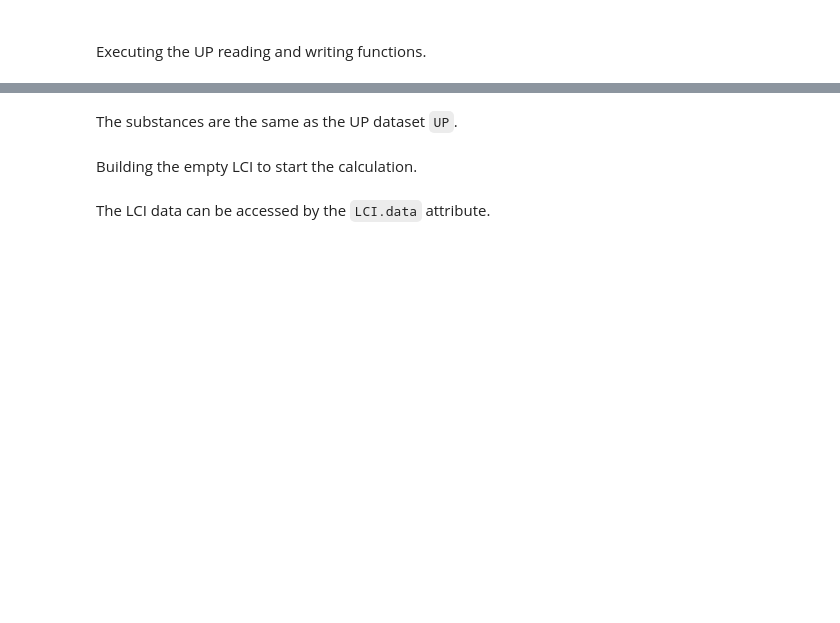
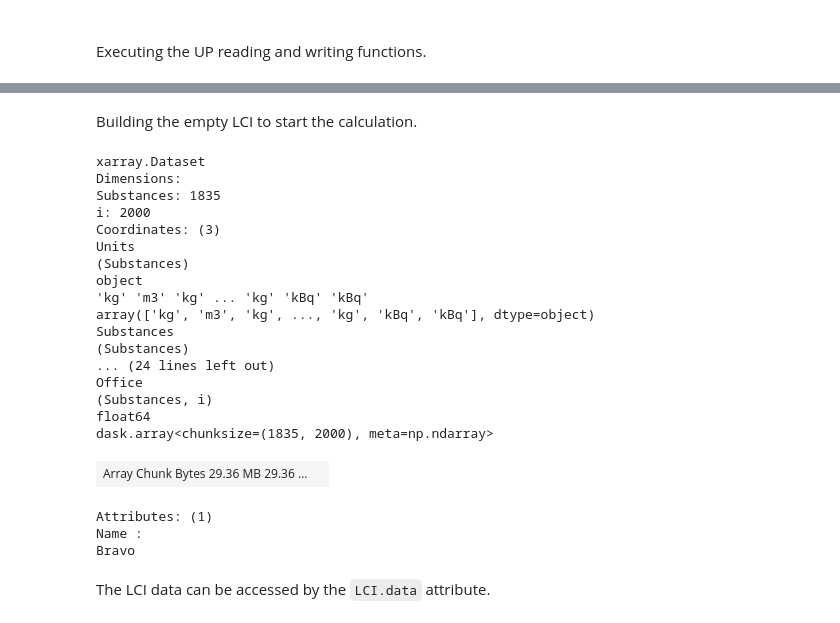
Before and after one commit to gparolin/AEco, a Jupyter notebook: Scripts/calc.ipynb, the cells around one changed output, grey strips where cells are left out. Cells and saved outputs as stored; diff of their text form; code cells hidden in the pictures; blank space fills up the shorter version.

```diff
--- a/Scripts/calc.ipynb
+++ b/Scripts/calc.ipynb
@@ -9,27 +9,17 @@ This code is part of the Master's Thesis "A Life Cycle Approach for Aircraft Eco
 # %% [markdown]
 ``Please enter the following information:``
 # %%
+import os
+os.chdir("C:/Users/Parolin/Documents/AEco")
+
 aircraft_type = 'cargo'  #pax or cargo
 
-input_path = '.\\Data\\mistral_inputs.xlsx'
-input_sheet = 'Echo'
-output_path = '.\\Outputs\\'+ input_sheet + '_outputs'
-database_path = '.\\Data\\database_mistral.xlsx'
+input_path = './Data/mistral_inputs.xlsx'
+input_sheet = 'Bravo'
+output_path = './Outputs/'+ input_sheet + '_outputs'
+database_path = './Data/database_mistral.xlsx'
 
-iterations = 10000
-chunks = 1000  #'auto' or more than 500
+iterations = 2000
+chunks = 'auto'  #'auto' or more than 500
-# %%
-import os
-os.chdir("C:/Users/Parolin/Documents/AEco")
-
-aircraft_type = 'cargo'  #pax or cargo
-
-input_path = './Data/mistral_inputs.xlsx'
-input_sheet = 'Bravo'
-output_path = './Outputs/'+ input_sheet + '_outputs'
-database_path = './Data/database_mistral.xlsx'
-
-iterations = 10000
-chunks = 1000  #'auto' or more than 500
 # %%
 from Tools import *
@@ -94,2 +75,0 @@ phases = pd.MultiIndex.from_arrays(LCI_columns, names=['Phase', 'Subphase'])
-# %% [markdown]
-The substances are the same as the UP dataset `UP`.
@@ -98,5 +76,31 @@ substances = UP.Substances
 # %% [markdown]
 Building the empty LCI to start the calculation.
+# %%
+inventory = LCI(name=input_sheet, iterations=iterations, UP=UP, parameters=p)
+# %%
+inventory.dev()
+# %% [output]
+xarray.Dataset
+Dimensions:
+Substances: 1835
+i: 2000
+Coordinates: (3)
+Units
+(Substances)
+object
+'kg' 'm3' 'kg' ... 'kg' 'kBq' 'kBq'
+array(['kg', 'm3', 'kg', ..., 'kg', 'kBq', 'kBq'], dtype=object)
+Substances
+(Substances)
+... (24 lines left out)
+Office
+(Substances, i)
+float64
+dask.array<chunksize=(1835, 2000), meta=np.ndarray>
+| Array Chunk Bytes 29.36 MB 29.36 ... |  |
+Attributes: (1)
+Name :
+Bravo
 # %%
 inventory = LCI(name=input_sheet, substances=substances, iterations=iterations)
 # %% [markdown]
```
Also changed, not shown: parts of 5 cells of this notebook, 2 other files.
